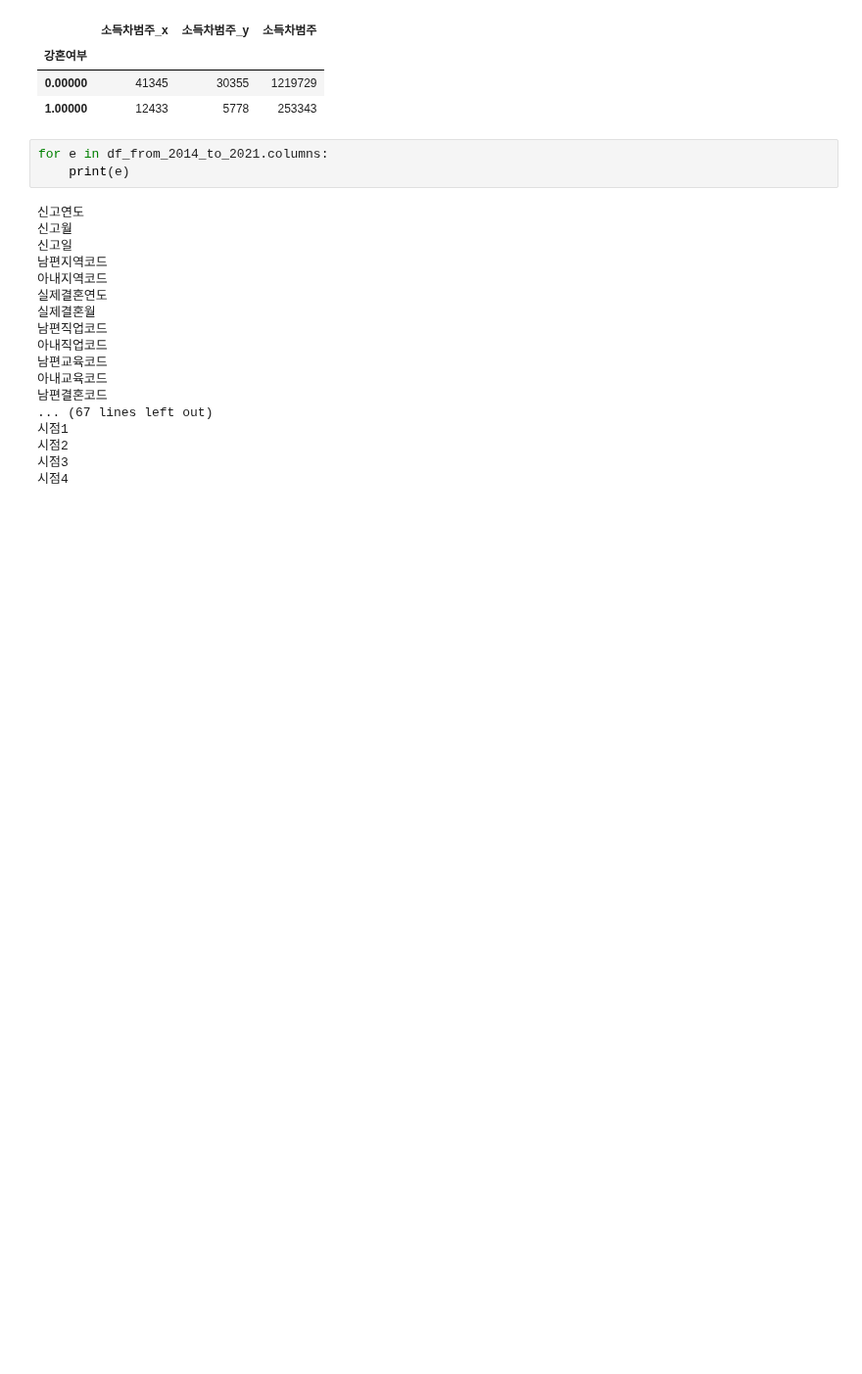
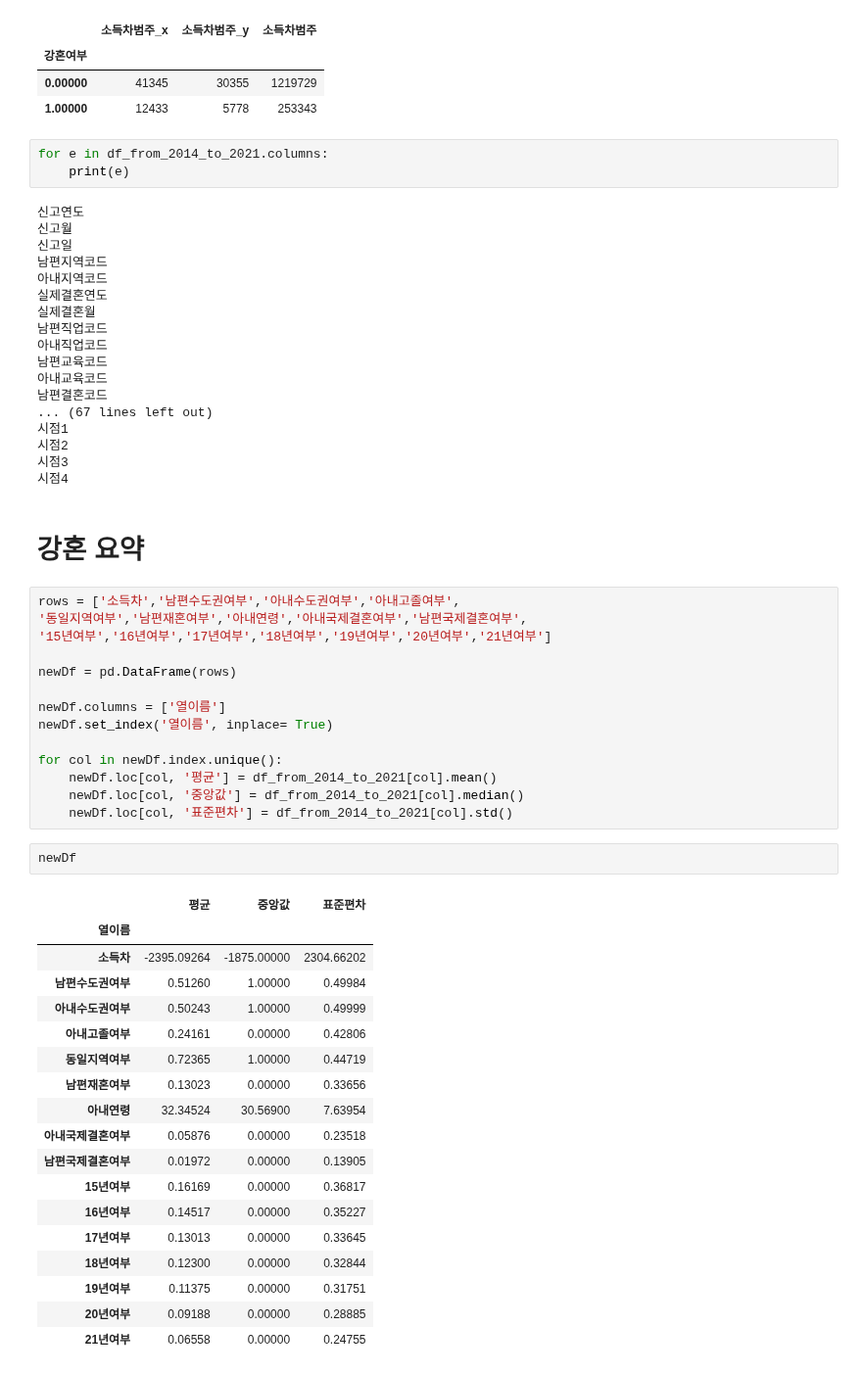
Before and after one commit to ohMinyoung22/science_project, a Jupyter notebook: eda/kanghon.ipynb, the cells around one changed output. Shown at 98% size. Saved outputs shown, nothing was run; the diff lists cells and outputs as text; blank space fills up the shorter version.

```diff
--- a/eda/kanghon.ipynb
+++ b/eda/kanghon.ipynb
@@ -616,3 +616,40 @@ for e in df_from_2014_to_2021.columns:
 시점2
 시점3
 시점4
+# %% [markdown]
+# 강혼 요약
+# %%
+rows = ['소득차','남편수도권여부','아내수도권여부','아내고졸여부',
+'동일지역여부','남편재혼여부','아내연령','아내국제결혼여부','남편국제결혼여부',
+'15년여부','16년여부','17년여부','18년여부','19년여부','20년여부','21년여부']
+
+newDf = pd.DataFrame(rows)
+
+newDf.columns = ['열이름']
+newDf.set_index('열이름', inplace= True)
+
+for col in newDf.index.unique():
+    newDf.loc[col, '평균'] = df_from_2014_to_2021[col].mean()
+    newDf.loc[col, '중앙값'] = df_from_2014_to_2021[col].median()
+    newDf.loc[col, '표준편차'] = df_from_2014_to_2021[col].std()
+# %%
+newDf
+# %% [output]
+|  | 평균 | 중앙값 | 표준편차 |
+| 열이름 |  |  |  |
+| 소득차 | -2395.09264 | -1875.00000 | 2304.66202 |
+| 남편수도권여부 | 0.51260 | 1.00000 | 0.49984 |
+| 아내수도권여부 | 0.50243 | 1.00000 | 0.49999 |
+| 아내고졸여부 | 0.24161 | 0.00000 | 0.42806 |
+| 동일지역여부 | 0.72365 | 1.00000 | 0.44719 |
+| 남편재혼여부 | 0.13023 | 0.00000 | 0.33656 |
+| 아내연령 | 32.34524 | 30.56900 | 7.63954 |
+| 아내국제결혼여부 | 0.05876 | 0.00000 | 0.23518 |
+| 남편국제결혼여부 | 0.01972 | 0.00000 | 0.13905 |
+| 15년여부 | 0.16169 | 0.00000 | 0.36817 |
+| 16년여부 | 0.14517 | 0.00000 | 0.35227 |
+| 17년여부 | 0.13013 | 0.00000 | 0.33645 |
+| 18년여부 | 0.12300 | 0.00000 | 0.32844 |
+| 19년여부 | 0.11375 | 0.00000 | 0.31751 |
+| 20년여부 | 0.09188 | 0.00000 | 0.28885 |
+| 21년여부 | 0.06558 | 0.00000 | 0.24755 |
```
Also changed, not shown: parts of 1 cell of this notebook, 1 other file.
